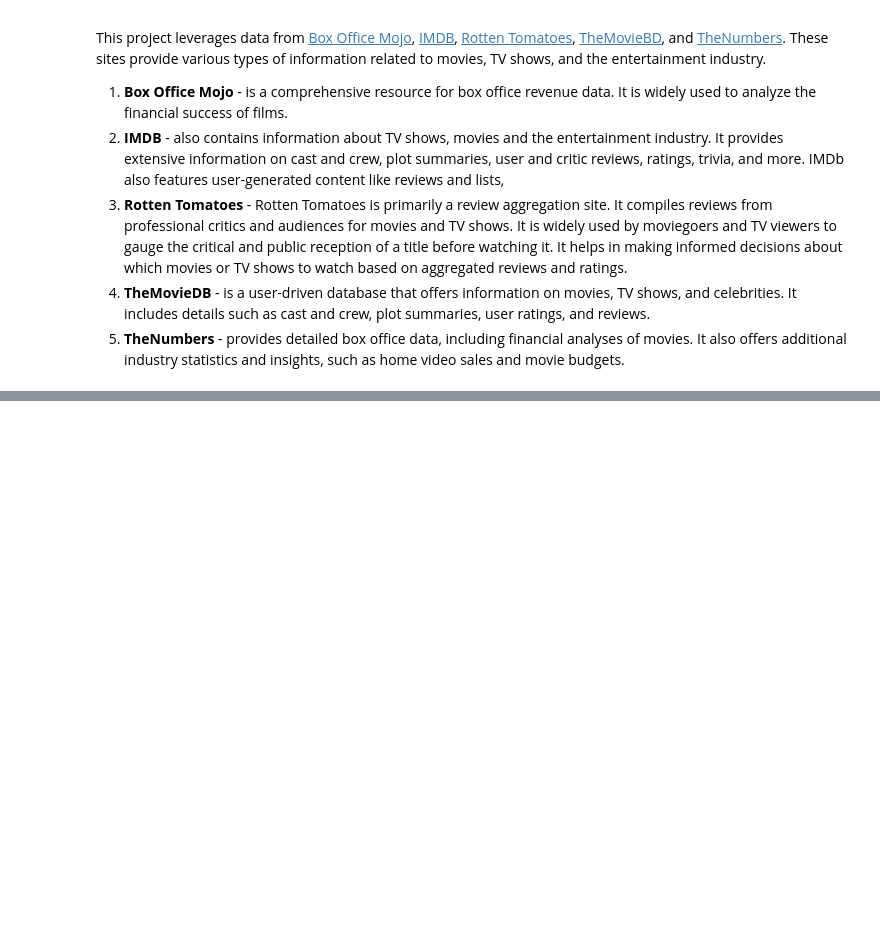
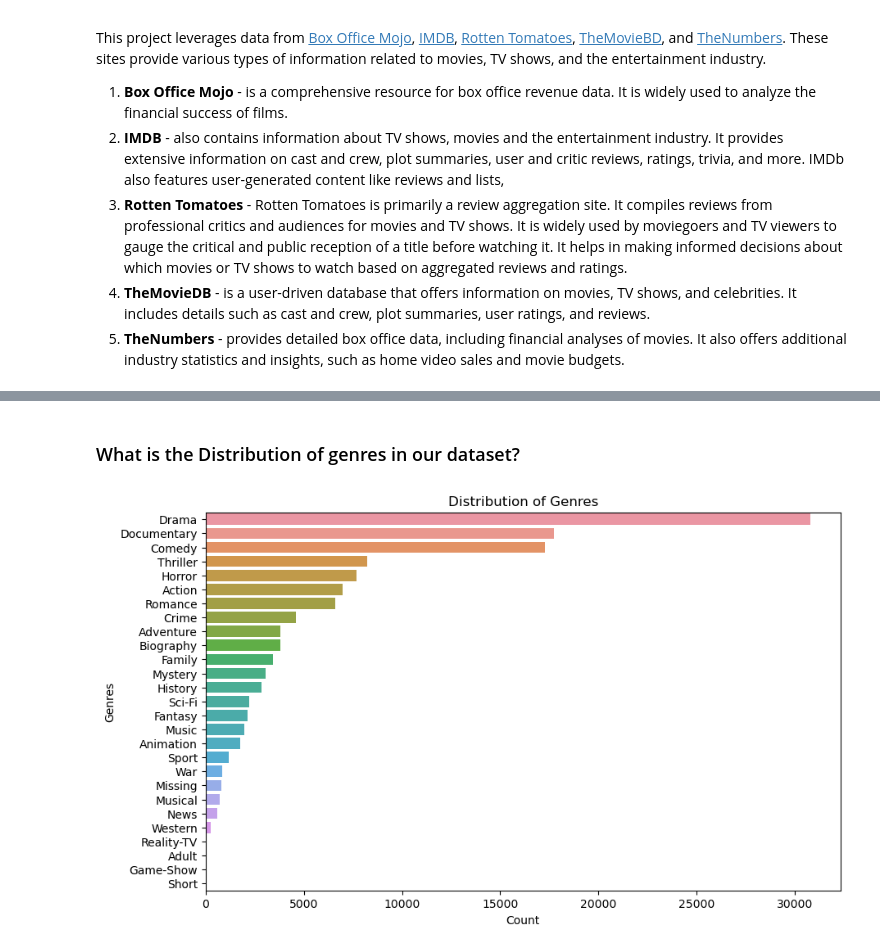
Before and after one commit to Katekui2024/Movies_Analysis, a Jupyter notebook: movie_data_analysis.ipynb, the cells around one changed output, grey strips where cells are left out. Saved outputs shown, nothing was run; the diff lists cells and outputs as text; code cells hidden in the pictures; blank space fills up the shorter version.

```diff
--- a/movie_data_analysis.ipynb
+++ b/movie_data_analysis.ipynb
@@ -181,0 +229,4 @@ The data was collected from various sources, resulting in files with different f
+# %%
+# read the movie_basics dataset
+movie_basics = pd.read_sql("""SELECT * FROM movie_basics """, conn)
+movie_basics.head()
@@ -181,0 +240,4 @@ The data was collected from various sources, resulting in files with different f
+# %%
+# read movie_ratings
+movie_ratings = pd.read_sql("""SELECT * FROM movie_ratings """, conn)
+movie_ratings.head()
@@ -181,0 +367,4 @@ The data was collected from various sources, resulting in files with different f
+# %%
+# data exploration.
+movie_basics_and_ratings = pd.merge(movie_basics, movie_ratings, on='movie_id')
+movie_basics_and_ratings.head()
@@ -181,0 +513,3 @@ The data was collected from various sources, resulting in files with different f
+# %%
+# Categorizing missing data in the 'genres' column as 'Missing'
+movie_basics_and_ratings['genres'] = movie_basics_and_ratings['genres'].fillna('Missing')
@@ -181,0 +613,13 @@ The data was collected from various sources, resulting in files with different f
+# %% [markdown]
+### What is the Distribution of genres in our dataset?
+# %%
+# Distribution of genres
+plt.figure(figsize=(10, 6))
+movie_basics_and_ratings_exploded = movie_basics_and_ratings['genres'].str.split(',').explode()
+sns.countplot(y=movie_basics_and_ratings_exploded, order=movie_basics_and_ratings_exploded.value_counts().index)
+plt.title('Distribution of Genres')
+plt.xlabel('Count')
+plt.ylabel('Genres')
+plt.show()
+# %% [output]
+[figure, added]
```
Also changed, not shown: parts of 90 cells of this notebook.
